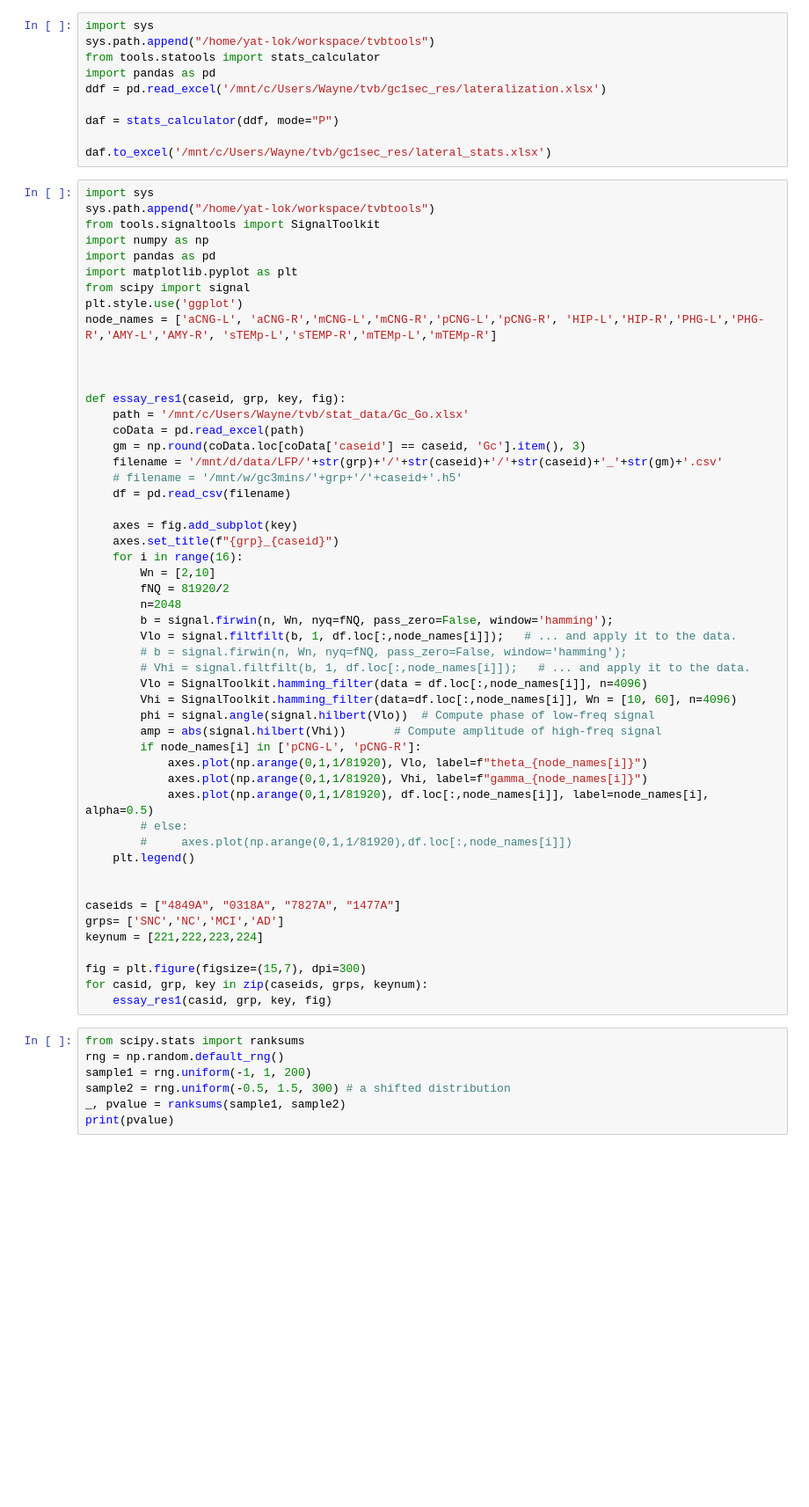
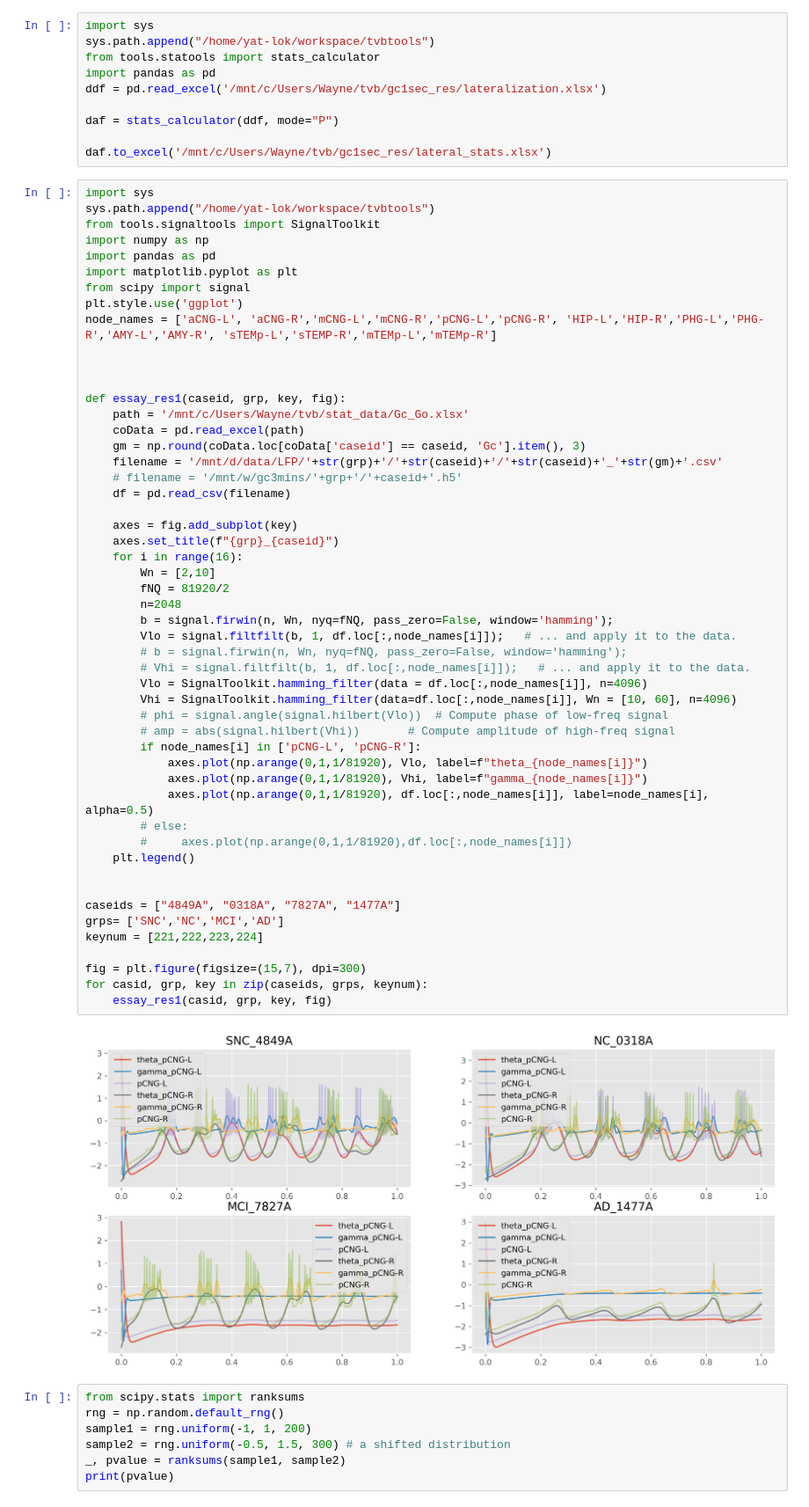
Before and after one commit to yilewang/Gc_detect_script, a Jupyter notebook: application/signal_workflow.ipynb, the cells around one changed output. Shown at 88% size. Drawn from its saved outputs; the diff is of its cells as text; blank space fills up the shorter version.

```diff
--- a/application/signal_workflow.ipynb
+++ b/application/signal_workflow.ipynb
@@ -177,35 +179,37 @@ def essay_res1(caseid, grp, key, fig):
     df = pd.read_csv(filename)
 
     axes = fig.add_subplot(key)
     axes.set_title(f"{grp}_{caseid}")
     for i in range(16):
         Wn = [2,10]
         fNQ = 81920/2
         n=2048
         b = signal.firwin(n, Wn, nyq=fNQ, pass_zero=False, window='hamming');
         Vlo = signal.filtfilt(b, 1, df.loc[:,node_names[i]]);   # ... and apply it to the data.
         # b = signal.firwin(n, Wn, nyq=fNQ, pass_zero=False, window='hamming');
         # Vhi = signal.filtfilt(b, 1, df.loc[:,node_names[i]]);   # ... and apply it to the data.
         Vlo = SignalToolkit.hamming_filter(data = df.loc[:,node_names[i]], n=4096)
         Vhi = SignalToolkit.hamming_filter(data=df.loc[:,node_names[i]], Wn = [10, 60], n=4096)
-        phi = signal.angle(signal.hilbert(Vlo))  # Compute phase of low-freq signal
-        amp = abs(signal.hilbert(Vhi))       # Compute amplitude of high-freq signal
+        # phi = signal.angle(signal.hilbert(Vlo))  # Compute phase of low-freq signal
+        # amp = abs(signal.hilbert(Vhi))       # Compute amplitude of high-freq signal
         if node_names[i] in ['pCNG-L', 'pCNG-R']:
             axes.plot(np.arange(0,1,1/81920), Vlo, label=f"theta_{node_names[i]}")
             axes.plot(np.arange(0,1,1/81920), Vhi, label=f"gamma_{node_names[i]}")
             axes.plot(np.arange(0,1,1/81920), df.loc[:,node_names[i]], label=node_names[i], alpha=0.5)
         # else:
         #     axes.plot(np.arange(0,1,1/81920),df.loc[:,node_names[i]])
     plt.legend()
 
 
 caseids = ["4849A", "0318A", "7827A", "1477A"]
 grps= ['SNC','NC','MCI','AD']
 keynum = [221,222,223,224]
 
 fig = plt.figure(figsize=(15,7), dpi=300)
 for casid, grp, key in zip(caseids, grps, keynum):
     essay_res1(casid, grp, key, fig)
+# %% [output]
+[figure, added]
 # %%
 from scipy.stats import ranksums
 rng = np.random.default_rng()
```
Also changed, not shown: parts of 2 cells of this notebook, 1 other file.
